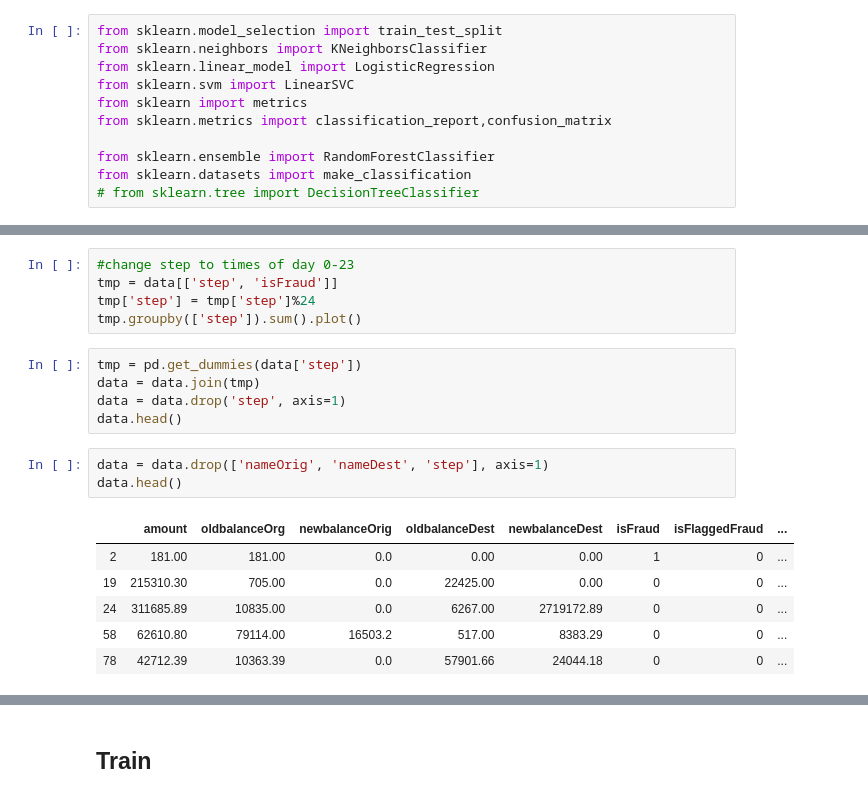
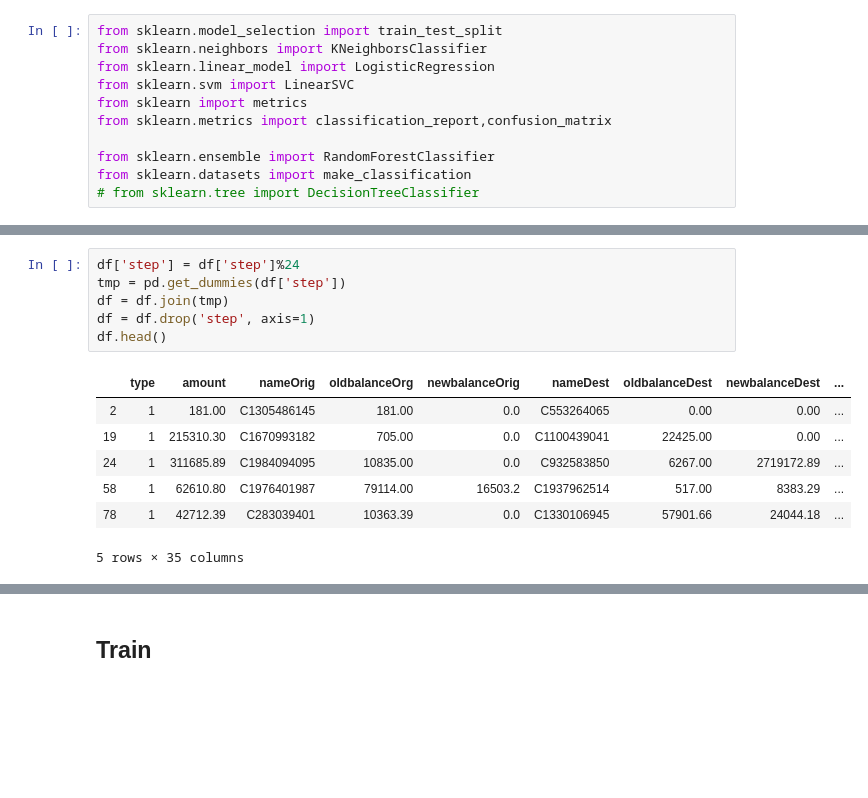
Before and after one commit to MtheEPIC/KaggleProj, a Jupyter notebook: CardTransaction.ipynb, the cells around one changed output, grey strips where cells are left out. Cells and saved outputs as stored; diff of their text form; blank space fills up the shorter version.

```diff
--- a/CardTransaction.ipynb
+++ b/CardTransaction.ipynb
@@ -230,20 +233,14 @@ tmp.groupby(['step']).sum().plot()
-# %%
-#change step to times of day 0-23
-tmp = data[['step', 'isFraud']]
-tmp['step'] = tmp['step']%24
-tmp.groupby(['step']).sum().plot()
 # %%
-tmp = pd.get_dummies(data['step'])
-data = data.join(tmp)
-data = data.drop('step', axis=1)
-data.head()
+df['step'] = df['step']%24
+tmp = pd.get_dummies(df['step'])
+df = df.join(tmp)
+df = df.drop('step', axis=1)
+df.head()
+# %% [output]
+|  | type | amount | nameOrig | oldbalanceOrg | newbalanceOrig | nameDest | oldbalanceDest | newbalanceDest | ... |
+| 2 | 1 | 181.00 | C1305486145 | 181.00 | 0.0 | C553264065 | 0.00 | 0.00 | ... |
+| 19 | 1 | 215310.30 | C1670993182 | 705.00 | 0.0 | C1100439041 | 22425.00 | 0.00 | ... |
+| 24 | 1 | 311685.89 | C1984094095 | 10835.00 | 0.0 | C932583850 | 6267.00 | 2719172.89 | ... |
+| 58 | 1 | 62610.80 | C1976401987 | 79114.00 | 16503.2 | C1937962514 | 517.00 | 8383.29 | ... |
+| 78 | 1 | 42712.39 | C283039401 | 10363.39 | 0.0 | C1330106945 | 57901.66 | 24044.18 | ... |
+5 rows × 35 columns
-# %%
-data = data.drop(['nameOrig', 'nameDest', 'step'], axis=1)
-data.head()
-# %% [output]
-|  | amount | oldbalanceOrg | newbalanceOrig | oldbalanceDest | newbalanceDest | isFraud | isFlaggedFraud | ... |
-| 2 | 181.00 | 181.00 | 0.0 | 0.00 | 0.00 | 1 | 0 | ... |
-| 19 | 215310.30 | 705.00 | 0.0 | 22425.00 | 0.00 | 0 | 0 | ... |
-| 24 | 311685.89 | 10835.00 | 0.0 | 6267.00 | 2719172.89 | 0 | 0 | ... |
-| 58 | 62610.80 | 79114.00 | 16503.2 | 517.00 | 8383.29 | 0 | 0 | ... |
-| 78 | 42712.39 | 10363.39 | 0.0 | 57901.66 | 24044.18 | 0 | 0 | ... |
```
Also changed, not shown: parts of 46 cells of this notebook.
